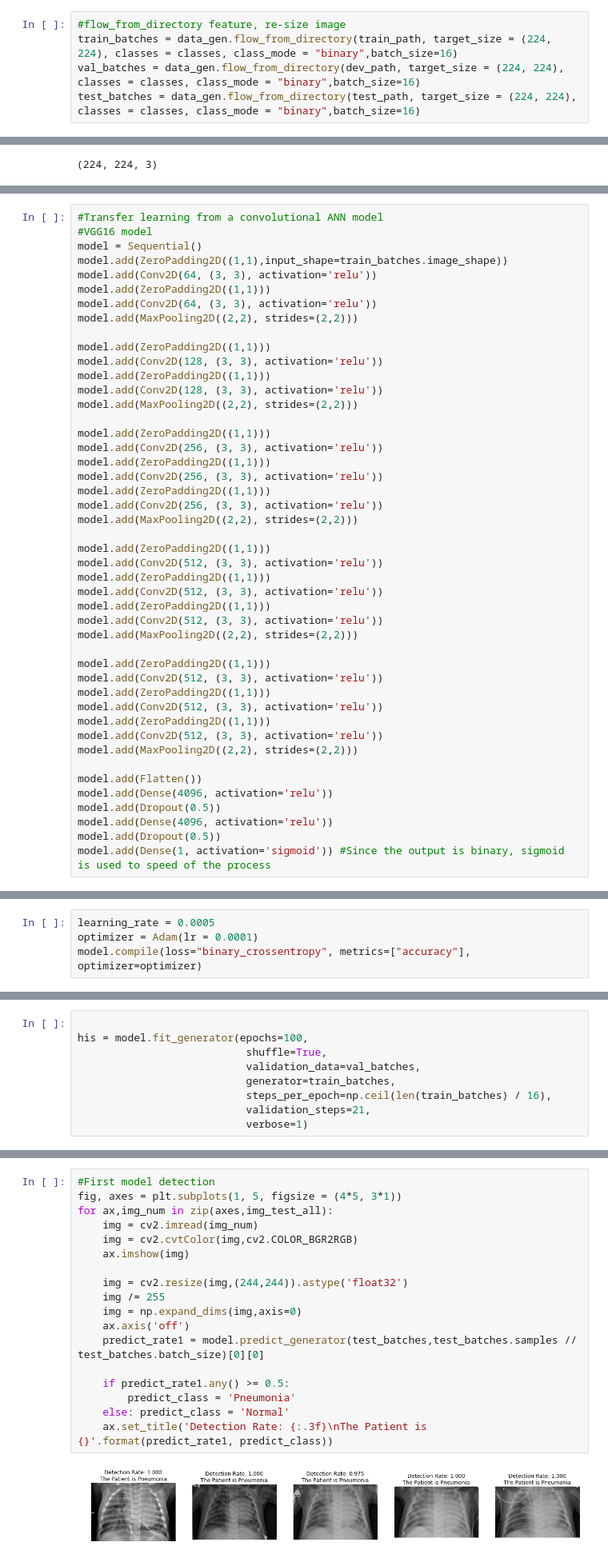
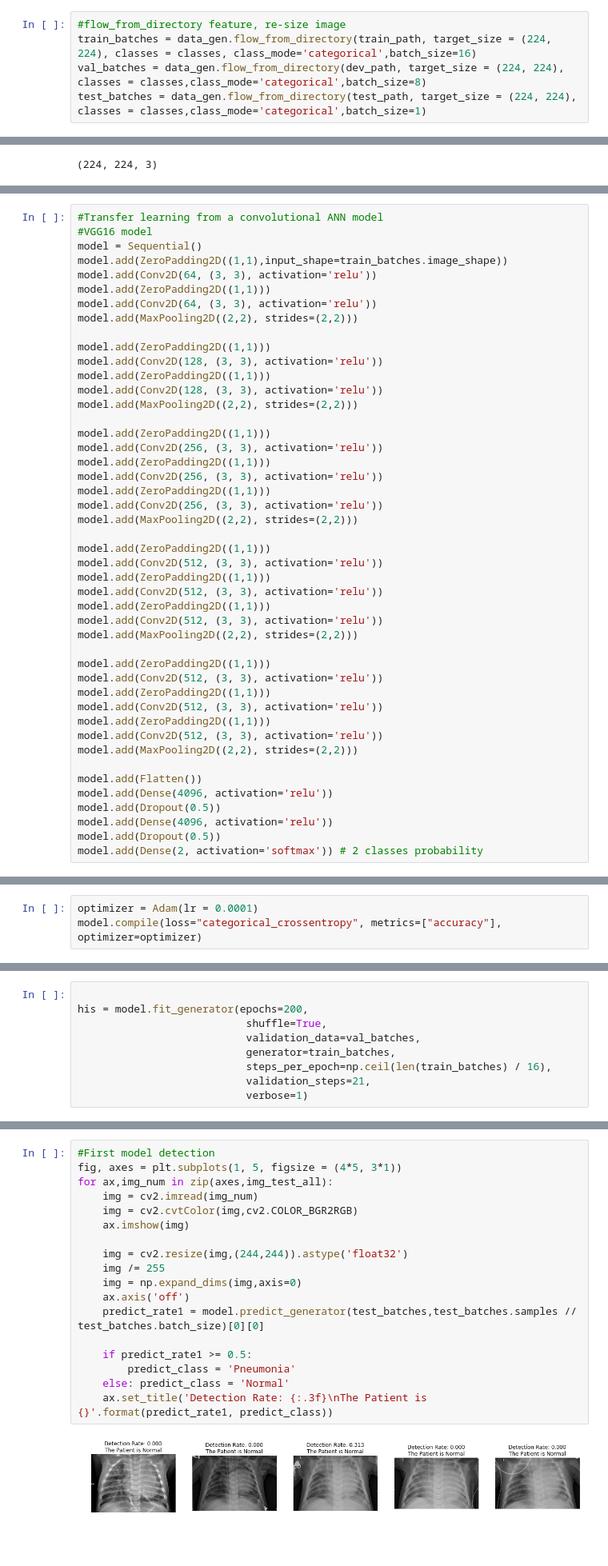
Before and after one commit to kylelee417/AI_Data_Science_Portfolio, a Jupyter notebook: chest_pneumonia.ipynb, the cells around one changed output, grey strips where cells are left out. Shown at 80% size. Saved outputs shown, nothing was run; the diff lists cells and outputs as text.

```diff
--- a/chest_pneumonia.ipynb
+++ b/chest_pneumonia.ipynb
@@ -90,9 +89,9 @@ train_data += glob(train_path+"/PNEUMONIA/*.jpeg")
 data_gen = ImageDataGenerator(rescale=1./255) # No augmentation here but normalized
 # %%
 #flow_from_directory feature, re-size image
-train_batches = data_gen.flow_from_directory(train_path, target_size = (224, 224), classes = classes, class_mode = "binary",batch_size=16)
-val_batches = data_gen.flow_from_directory(dev_path, target_size = (224, 224), classes = classes, class_mode = "binary",batch_size=16)
-test_batches = data_gen.flow_from_directory(test_path, target_size = (224, 224), classes = classes, class_mode = "binary",batch_size=16)
+train_batches = data_gen.flow_from_directory(train_path, target_size = (224, 224), classes = classes, class_mode='categorical',batch_size=16)
+val_batches = data_gen.flow_from_directory(dev_path, target_size = (224, 224), classes = classes,class_mode='categorical',batch_size=8)
+test_batches = data_gen.flow_from_directory(test_path, target_size = (224, 224), classes = classes,class_mode='categorical',batch_size=1)
 # %% [output]
 Found 5216 images belonging to 2 classes.
 Found 16 images belonging to 2 classes.
@@ -150,6 +153,6 @@ model.add(Dense(4096, activation='relu'))
 model.add(Dropout(0.5))
 model.add(Dense(4096, activation='relu'))
 model.add(Dropout(0.5))
-model.add(Dense(1, activation='sigmoid')) #Since the output is binary, sigmoid is used to speed of the process
+model.add(Dense(2, activation='softmax')) # 2 classes probability
 # %% [output]
 WARNING: Logging before flag parsing goes to stderr.
@@ -167,7 +170,6 @@ W0727 05:58:06.971530 139901480802176 deprecation.py:506] From /usr/local/lib/py
 Instructions for updating:
 Please use `rate` instead of `keep_prob`. Rate should be set to `rate = 1 - keep_prob`.
 # %%
-learning_rate = 0.0005
 optimizer = Adam(lr = 0.0001)
-model.compile(loss="binary_crossentropy", metrics=["accuracy"], optimizer=optimizer)
+model.compile(loss="categorical_crossentropy", metrics=["accuracy"], optimizer=optimizer)
 # %% [output]
@@ -182,7 +180,7 @@ Use tf.where in 2.0, which has the same broadcast rule as np.where
 ## First model fit
 # %%
 
-his = model.fit_generator(epochs=100,
+his = model.fit_generator(epochs=200,
                            shuffle=True,
                            validation_data=val_batches,
                            generator=train_batches,
@@ -416,23 +507,23 @@ img_test_all = img_pne_test[:]+img_norm_test[:]
 # %%
 #First model detection
 fig, axes = plt.subplots(1, 5, figsize = (4*5, 3*1))
 for ax,img_num in zip(axes,img_test_all):
     img = cv2.imread(img_num)
     img = cv2.cvtColor(img,cv2.COLOR_BGR2RGB)
     ax.imshow(img)
 
     img = cv2.resize(img,(244,244)).astype('float32')
     img /= 255
     img = np.expand_dims(img,axis=0)
     ax.axis('off')
     predict_rate1 = model.predict_generator(test_batches,test_batches.samples // test_batches.batch_size)[0][0]
 
-    if predict_rate1.any() >= 0.5:
+    if predict_rate1 >= 0.5:
         predict_class = 'Pneumonia'
     else: predict_class = 'Normal'
     ax.set_title('Detection Rate: {:.3f}\nThe Patient is {}'.format(predict_rate1, predict_class))
 # %% [output]
-[figure, old version]
+[figure, new version]
 # %%
 #VGG16 Transfer-Learning detection
 fig, axes = plt.subplots(1, 5, figsize = (4*5, 3*1))
```
Also changed, not shown: parts of 34 cells of this notebook.
